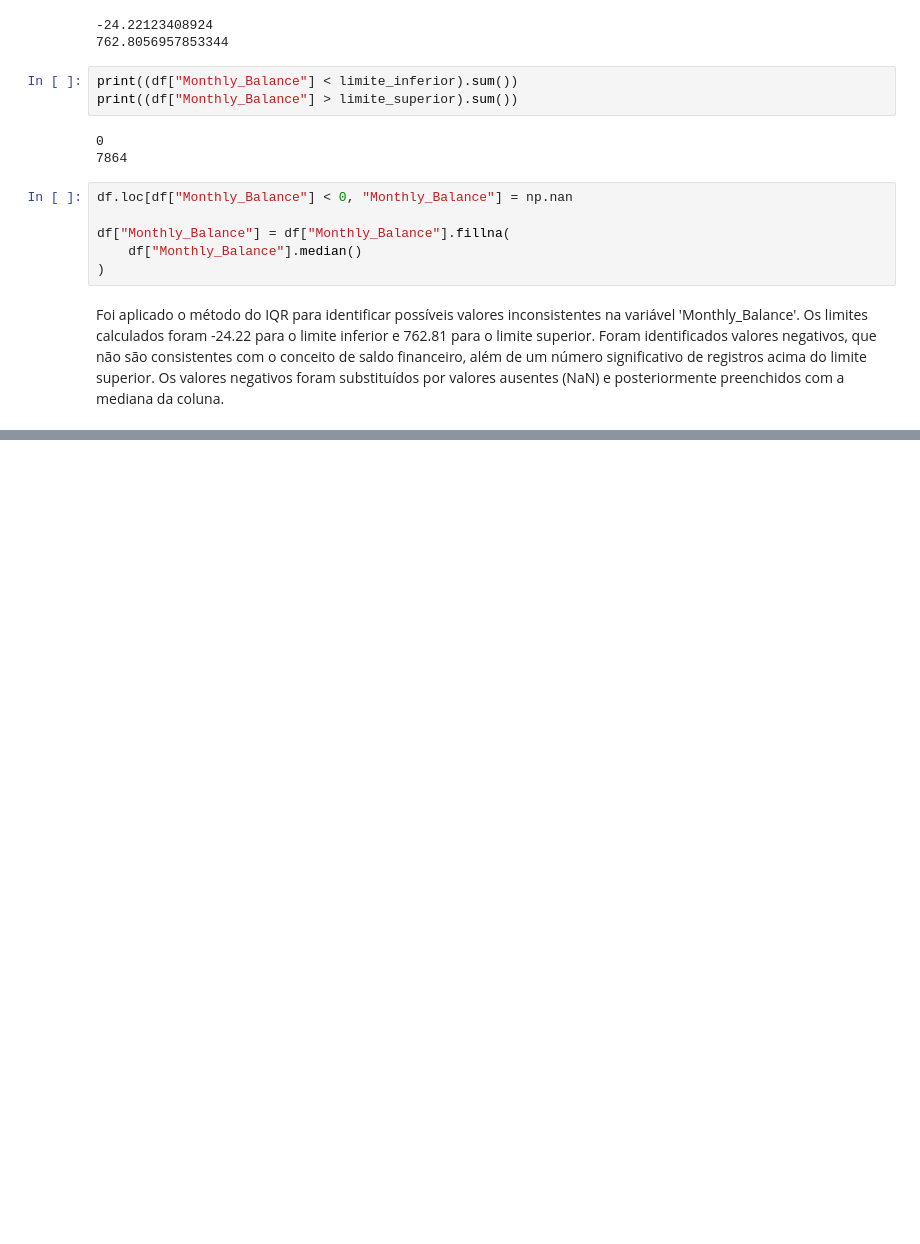
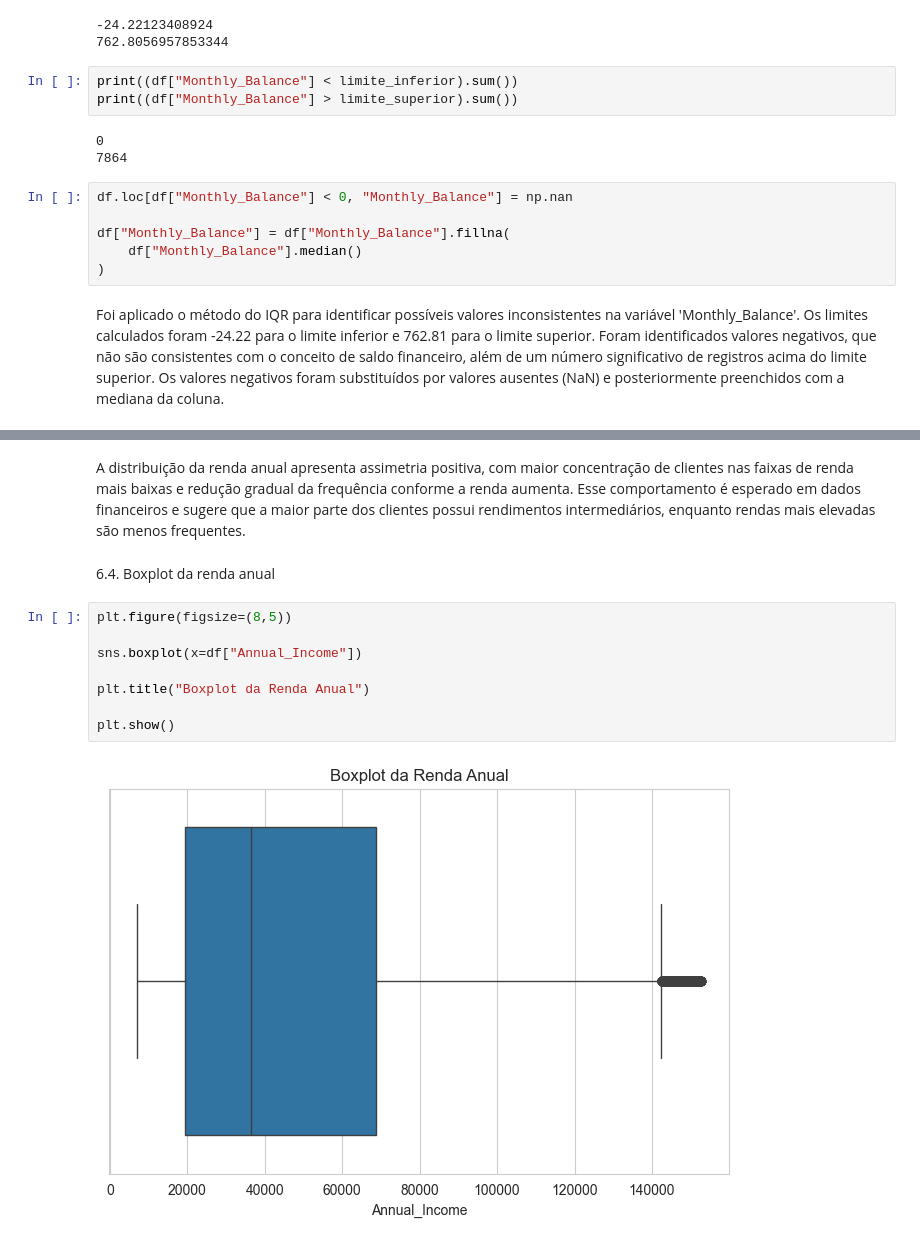
Before and after one commit to brunahirschle/Projeto-Final-DG, a Jupyter notebook: notebook/projeto_final.ipynb, the cells around one changed output, grey strips where cells are left out. Cells and saved outputs as stored; diff of their text form; blank space fills up the shorter version.

```diff
--- a/notebook/projeto_final.ipynb
+++ b/notebook/projeto_final.ipynb
@@ -1949,0 +2012,14 @@ Os valores negativos foram substituídos por valores ausentes (NaN) e posteriorm
+# %% [markdown]
+A distribuição da renda anual apresenta assimetria positiva, com maior concentração de clientes nas faixas de renda mais baixas e redução gradual da frequência conforme a renda aumenta. Esse comportamento é esperado em dados financeiros e sugere que a maior parte dos clientes possui rendimentos intermediários, enquanto rendas mais elevadas são menos frequentes.
+# %% [markdown]
+6.4. Boxplot da renda anual
+# %%
+plt.figure(figsize=(8,5))
+
+sns.boxplot(x=df["Annual_Income"])
+
+plt.title("Boxplot da Renda Anual")
+
+plt.show()
+# %% [output]
+[figure, added]
```
Also changed, not shown: parts of 30 cells of this notebook.
